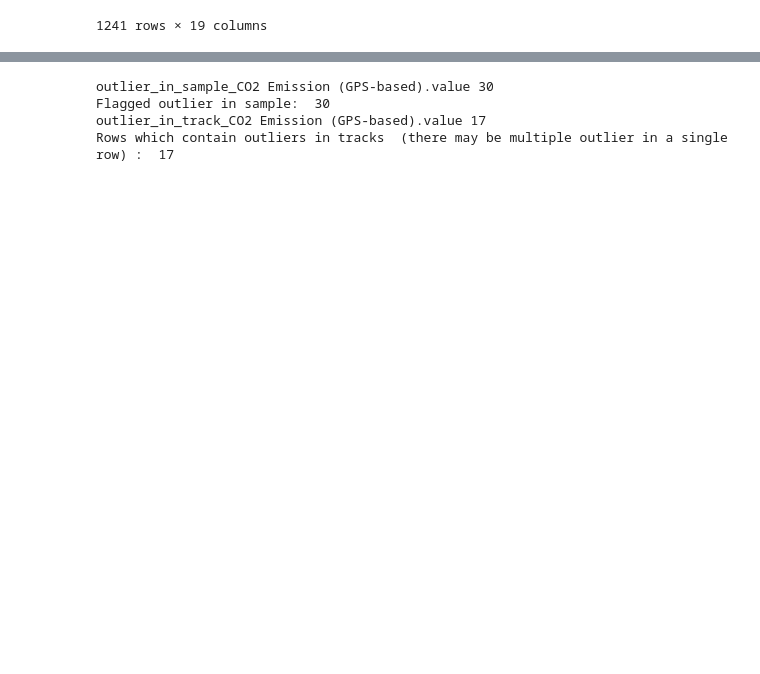
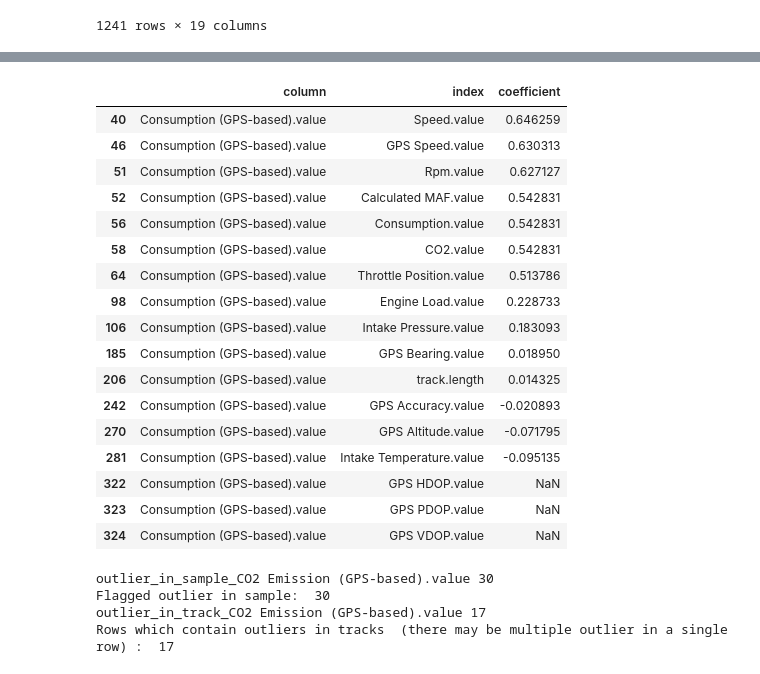
Before and after one commit to imkeines/eda_quality, a Jupyter notebook: examples/EDA_imputation.ipynb, the cells around one changed output, grey strips where cells are left out. Cells and saved outputs as stored; diff of their text form; code cells hidden in the pictures; blank space fills up the shorter version.

```diff
--- a/examples/EDA_imputation.ipynb
+++ b/examples/EDA_imputation.ipynb
@@ -287,3 +265,28 @@ strong
+# %%
+# just to get an impression, chose the variable which has the strongest relationship with CO2 Emission (GPS-based).value
+# here it seems to be he Speed.value
+# So we will try to impute CO2 Emission (GPS-based).value based on Speed.value
+allCoeffs, very_strong, strong, moderate, weak = get_classified_correlations(track_df_numeric, 'spearman')
+allCoeffs.loc[(allCoeffs['column'] == 'Consumption (GPS-based).value')]
+# %% [output]
+|  | column | index | coefficient |
+| 40 | Consumption (GPS-based).value | Speed.value | 0.646259 |
+| 46 | Consumption (GPS-based).value | GPS Speed.value | 0.630313 |
+| 51 | Consumption (GPS-based).value | Rpm.value | 0.627127 |
+| 52 | Consumption (GPS-based).value | Calculated MAF.value | 0.542831 |
+| 56 | Consumption (GPS-based).value | Consumption.value | 0.542831 |
+| 58 | Consumption (GPS-based).value | CO2.value | 0.542831 |
+| 64 | Consumption (GPS-based).value | Throttle Position.value | 0.513786 |
+| 98 | Consumption (GPS-based).value | Engine Load.value | 0.228733 |
+| 106 | Consumption (GPS-based).value | Intake Pressure.value | 0.183093 |
+| 185 | Consumption (GPS-based).value | GPS Bearing.value | 0.018950 |
+| 206 | Consumption (GPS-based).value | track.length | 0.014325 |
+| 242 | Consumption (GPS-based).value | GPS Accuracy.value | -0.020893 |
+| 270 | Consumption (GPS-based).value | GPS Altitude.value | -0.071795 |
+| 281 | Consumption (GPS-based).value | Intake Temperature.value | -0.095135 |
+| 322 | Consumption (GPS-based).value | GPS HDOP.value | NaN |
+| 323 | Consumption (GPS-based).value | GPS PDOP.value | NaN |
+| 324 | Consumption (GPS-based).value | GPS VDOP.value | NaN |
 # %%
 # get impression of the two variables you want to relate to in order to get
 relation = track_df[["track.id","Speed.value", "CO2 Emission (GPS-based).value"]]
```
Also changed, not shown: parts of 7 cells of this notebook.
